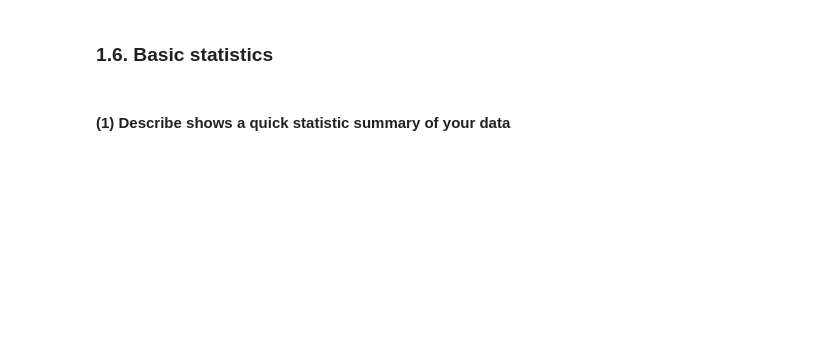
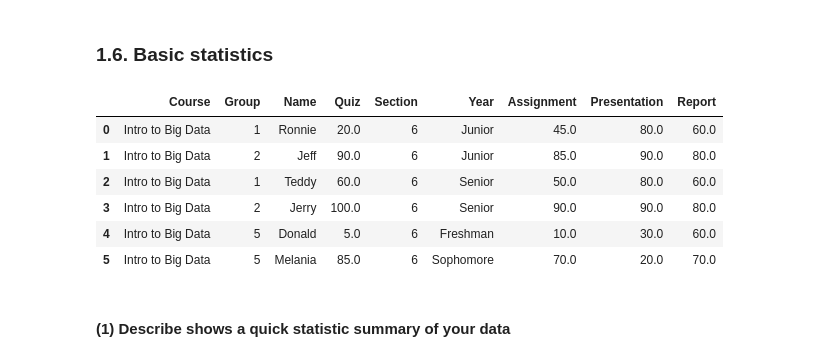
Before and after one commit to ICOSBigDataCamp/2018-summer-camp, a Jupyter notebook: pandas/ICOS_Big_Data_Camp_Data_Analysis_presentation.ipynb, the cells around one changed output. Drawn from its saved outputs; the diff is of its cells as text; code cells hidden in the pictures; blank space fills up the shorter version.

```diff
--- a/pandas/ICOS_Big_Data_Camp_Data_Analysis_presentation.ipynb
+++ b/pandas/ICOS_Big_Data_Camp_Data_Analysis_presentation.ipynb
@@ -281,5 +598,15 @@ df
 # %% [markdown]
 ### 1.6. Basic statistics
+# %%
+df
+# %% [output]
+|  | Course | Group | Name | Quiz | Section | Year | Assignment | Presentation | Report |
+| 0 | Intro to Big Data | 1 | Ronnie | 20.0 | 6 | Junior | 45.0 | 80.0 | 60.0 |
+| 1 | Intro to Big Data | 2 | Jeff | 90.0 | 6 | Junior | 85.0 | 90.0 | 80.0 |
+| 2 | Intro to Big Data | 1 | Teddy | 60.0 | 6 | Senior | 50.0 | 80.0 | 60.0 |
+| 3 | Intro to Big Data | 2 | Jerry | 100.0 | 6 | Senior | 90.0 | 90.0 | 80.0 |
+| 4 | Intro to Big Data | 5 | Donald | 5.0 | 6 | Freshman | 10.0 | 30.0 | 60.0 |
+| 5 | Intro to Big Data | 5 | Melania | 85.0 | 6 | Sophomore | 70.0 | 20.0 | 70.0 |
 # %% [markdown]
 #### (1) Describe shows a quick statistic summary of your data
 # %%
```
Also changed, not shown: parts of 116 cells of this notebook, 2 other files.
